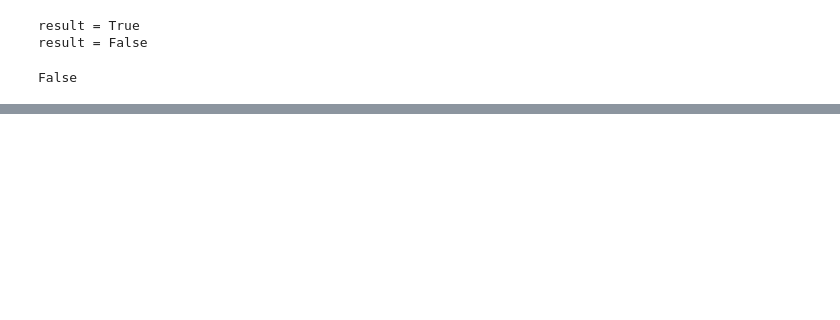
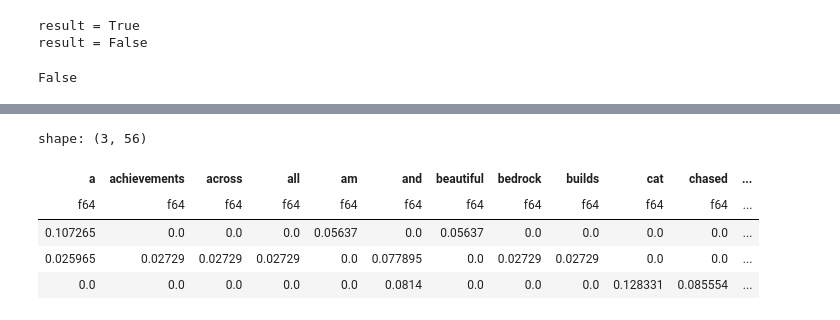
Before and after one commit to chineidu/AI-Powered-Search, a Jupyter notebook: lab/00-lab.ipynb, the cells around one changed output, grey strips where cells are left out. Drawn from its saved outputs; the diff is of its cells as text; code cells hidden in the pictures; blank space fills up the shorter version.

```diff
--- a/lab/00-lab.ipynb
+++ b/lab/00-lab.ipynb
@@ -249,0 +406,12 @@ False
+# %%
+(term_freq != 0)[:, 7].sum()
+
+N: int = len(corpus)  # number of documents
+S_F: int = 1  # smoothing factor
+
+# Number of documents containing a term
+doc_freq: np.ndarray = term_freq != 0
+doc_freq = doc_freq.sum(axis=0, keepdims=True)
+
+idf: np.ndarray = np.log1p(N + 1 / doc_freq + 1)
+idf
@@ -249,0 +440,15 @@ False
+# %%
+tf_idf: np.ndarray = term_freq * idf
+# Normalize
+tf_idf = tf_idf / tf_idf.sum(axis=-1, keepdims=True)
+
+tf_idf_df: pl.DataFrame = pl.DataFrame(tf_idf)
+tf_idf_df.columns = [*vocab.keys()]
+tf_idf_df
+# %% [output]
+shape: (3, 56)
+| a | achievements | across | all | am | and | beautiful | bedrock | builds | cat | chased | ... |
+| f64 | f64 | f64 | f64 | f64 | f64 | f64 | f64 | f64 | f64 | f64 | ... |
+| 0.107265 | 0.0 | 0.0 | 0.0 | 0.05637 | 0.0 | 0.05637 | 0.0 | 0.0 | 0.0 | 0.0 | ... |
+| 0.025965 | 0.02729 | 0.02729 | 0.02729 | 0.0 | 0.077895 | 0.0 | 0.02729 | 0.02729 | 0.0 | 0.0 | ... |
+| 0.0 | 0.0 | 0.0 | 0.0 | 0.0 | 0.0814 | 0.0 | 0.0 | 0.0 | 0.128331 | 0.085554 | ... |
```
Also changed, not shown: parts of 22 cells of this notebook, 3 other files.
